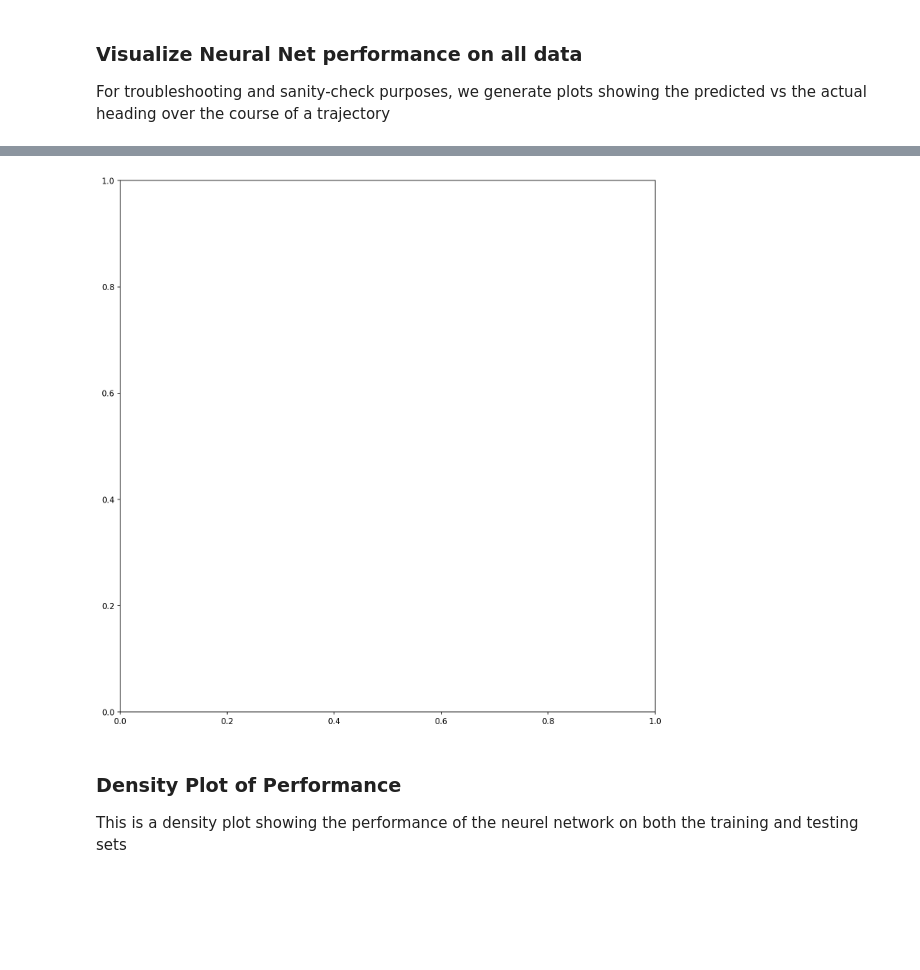
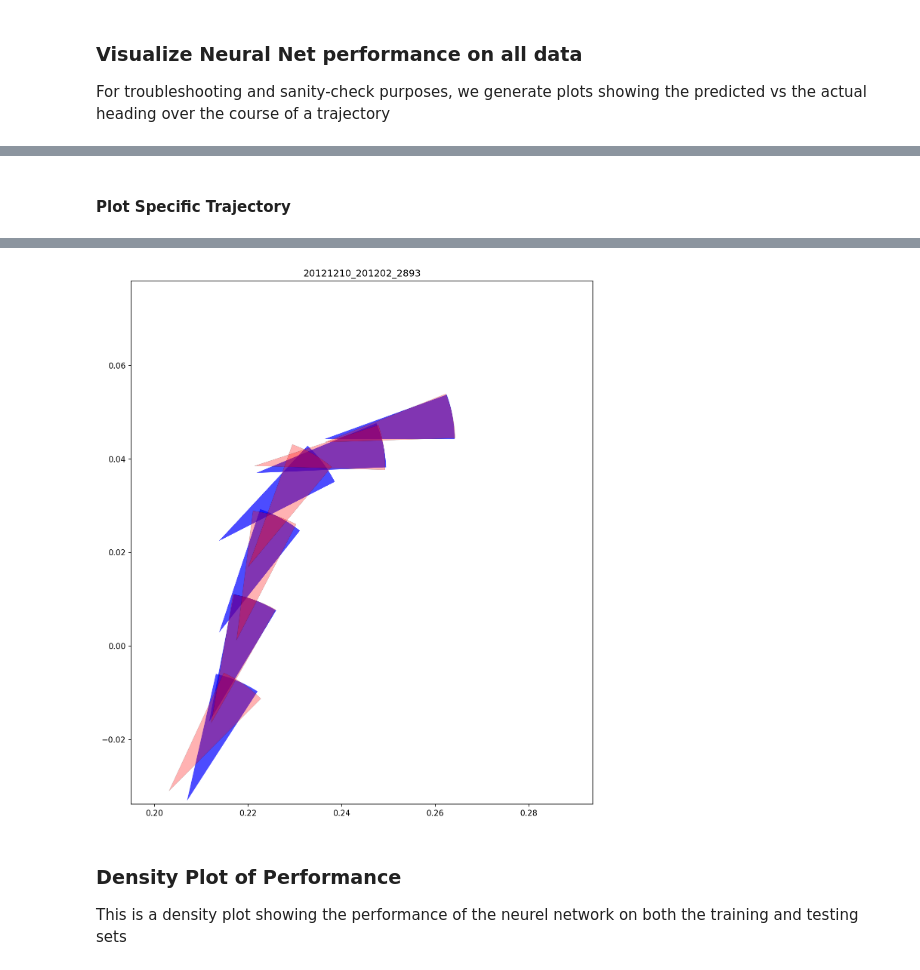
Before and after one commit to nehalsinghmangat/drosophila_body_orientation_predictor, a Jupyter notebook: Notebooks/drosophila_body_orientation_predictor.ipynb, the cells around one changed output, grey strips where cells are left out. Cells and saved outputs as stored; diff of their text form; code cells hidden in the pictures; blank space fills up the shorter version.

Commit message:
Clean Generate Figure Plots
Remove redundancy, add comments. Note: Don't run the prediction estimator again
, it will generate a new estimator that may be worse.

```diff
--- a/Notebooks/drosophila_body_orientation_predictor.ipynb
+++ b/Notebooks/drosophila_body_orientation_predictor.ipynb
@@ -1194,11 +1208,18 @@ best_estimator = load_model('model.keras')
 # Define a colormap with a single color
 blue_cmap = mcolors.LinearSegmentedColormap.from_list('blue_cmap', ['blue', 'blue'])
 red_cmap = mcolors.LinearSegmentedColormap.from_list('red_cmap', ['red', 'red'])
-def plot_trajectory_with_predicted_heading(trajectory: pd.DataFrame, axis: plt.Axes, n_input: int,best_estimator,nskip: int=0,arrow_size=None,include_id=False,plt_show=False,David_data=False,**kwargs):
-    def predict_heading_from_fly_trajectory(df: pd.DataFrame, n_input, augment_with_time_delay_embedding: callable, estimator: callable, David_data=David_data, **kwargs):
+
+from scipy.ndimage import gaussian_filter1d
+
+def plot_trajectory_with_predicted_heading(trajectory: pd.DataFrame, axis: plt.Axes, n_input: int,best_estimator,nskip: int=0,arrow_size=None,include_id=False,plt_show=False,smooth=False,**kwargs):
+    def predict_heading_from_fly_trajectory(df: pd.DataFrame, n_input, augment_with_time_delay_embedding: callable, estimator: callable, **kwargs):
         augmented_df = augment_with_time_delay_embedding([df],**kwargs)
         augmented_df = augmented_df.iloc[:, 0:n_input]
         heading_components= estimator.predict(augmented_df)
+        if smooth:
+            # Gaussian smoothing parameters
+            sigma = 2  # Standard deviation for the Gaussian filter, adjust as needed
+            heading_components= gaussian_filter1d(estimator.predict(augmented_df),sigma=sigma,axis=0)
         heading_angle_predicted = np.arctan2(heading_components[:,1],heading_components[:,0])
         number_of_beginning_time_steps_deleted = len(df["position_x"]) - len(heading_angle_predicted) # obviously, this will not be the beginning time steps if you change the time augmentation to "forward"; similarly, a "center" time augmentation would delete things on both ends
 
@@ -1210,8 +1231,6 @@ def plot_trajectory_with_predicted_heading(trajectory: pd.DataFrame, axis: plt.A
 
         # Step 3: Concatenate the new array with the original array
         heading_angle_predicted_arr = np.concatenate([prepend_values, heading_angle_predicted])
-        if David_data:
-            heading_angle_predicted_arr = heading_angle_predicted_arr
         return heading_angle_predicted_arr
 
     def plot_trajectory(xpos, ypos, phi, color, ax=None, size_radius=None, nskip=0,
@@ -1274,12 +1293,12 @@ def plot_trajectory_with_predicted_heading(trajectory: pd.DataFrame, axis: plt.A
 
         if include_id:
             ax.set_title(trajectory['trajec_objid'].iloc[0])
-    heading_angle_predicted = predict_heading_from_fly_trajectory(trajectory,n_input,augment_with_time_delay_embedding,best_estimator,David_data=David_data,**kwargs)
+    heading_angle_predicted = predict_heading_from_fly_trajectory(trajectory,n_input,augment_with_time_delay_embedding,best_estimator,**kwargs)
 
     # Plot the predicted heading trajectory first so that it is under the actual trajectory
     plot_trajectory(trajectory.position_x.values,
                     trajectory.position_y.values,
-                    heading_angle_predicted, # take different training coordinates into account
+                    heading_angle_predicted,
                     trajectory.timestamp.values,
                     ax=axis,
                     size_radius=arrow_size,
@@ -1336,6 +1366,8 @@ ValueError: Sample larger than population or is negative
+# %% [markdown]
+#### Plot Specific Trajectory
 # %%
 # plot specific trajectory by id
 test_trajec = filtered_corr_aug_all_fly_data.loc[filtered_corr_aug_all_fly_data["trajec_objid"]=="20121210_201202_2893"]
 fig, ax = plt.subplots(figsize=(12, 12), dpi=150)
-plot_trajectory_with_predicted_heading(test_trajec,ax,n_input,best_estimator,include_id=True,nskip=4,plt_show=True,**time_augmentation_kwargs)
+plot_trajectory_with_predicted_heading(test_trajec,ax,n_input,best_estimator,include_id=True,nskip=4,plt_show=True,smooth=True,**time_augmentation_kwargs)
 # %% [output]
@@ -1343,4 +1376,4 @@ KeyError: "None of [Index(['heading_angle_x'], dtype='object')] are in the [colu
-[figure, old version]
+[figure, new version]
 # %% [markdown]
 ### Density Plot of Performance
 This is a density plot showing the performance of the neurel network on both the training and testing sets
```
Also changed, not shown: parts of 14 cells of this notebook.
